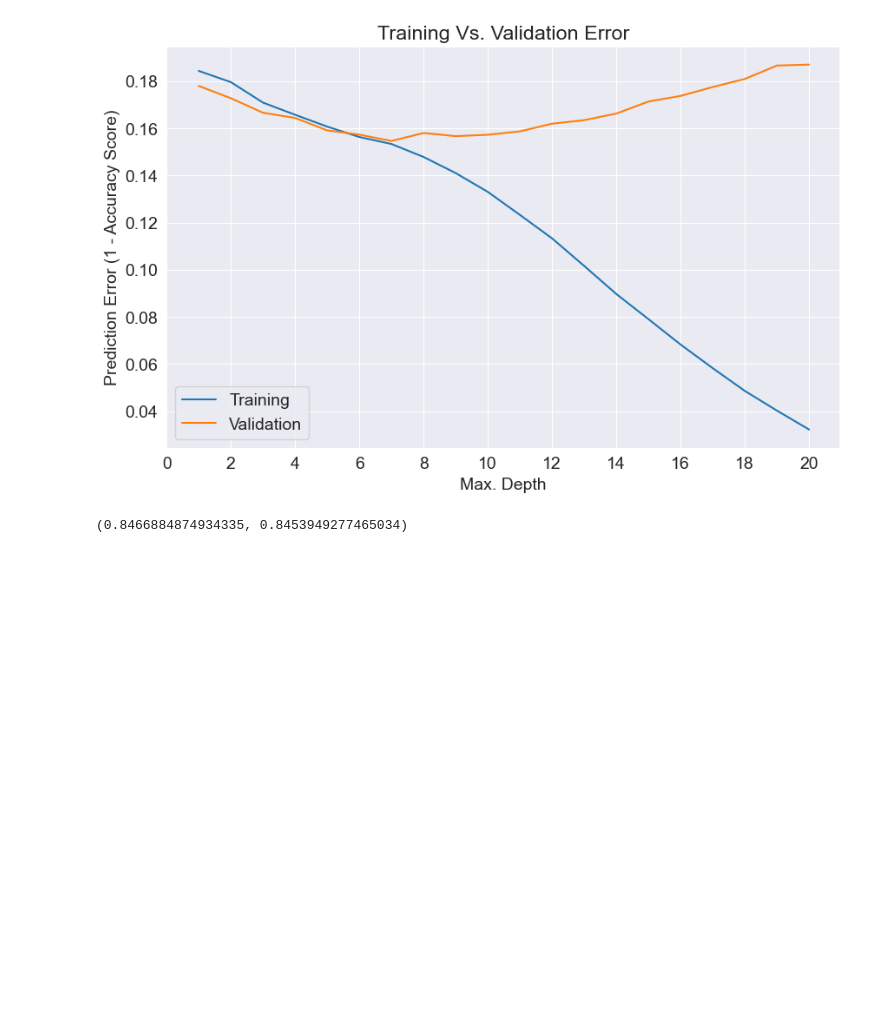
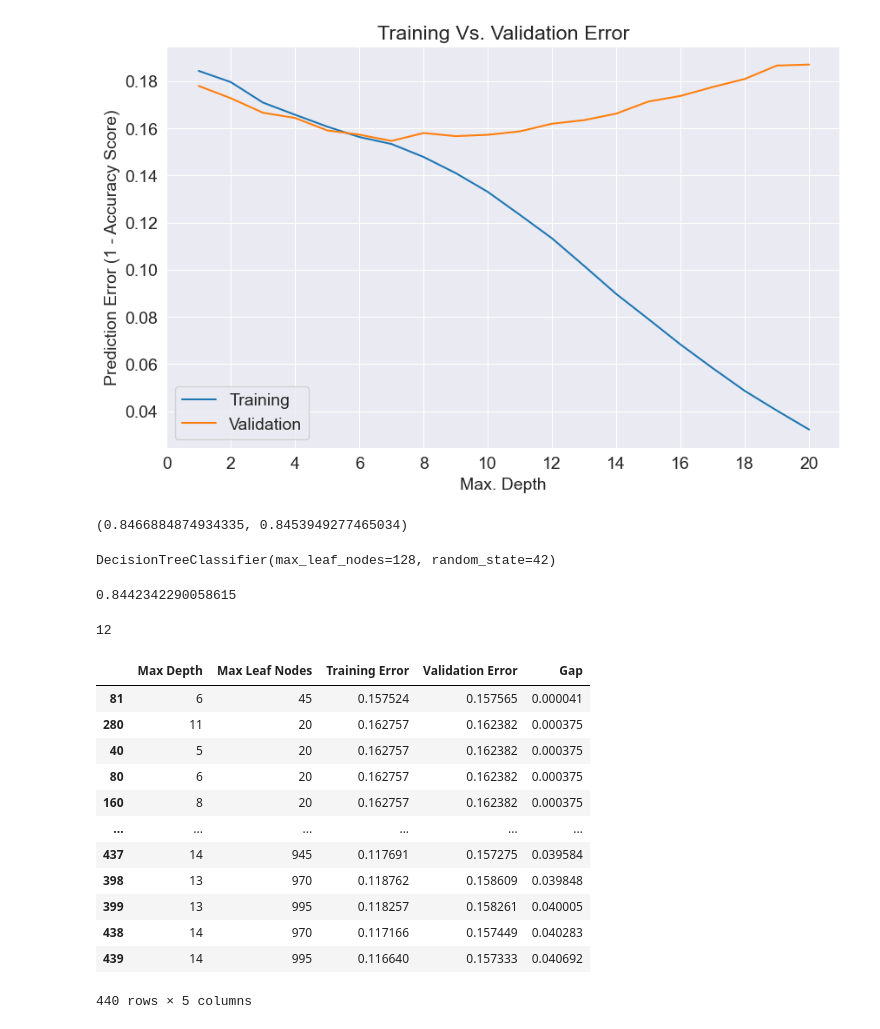
Before and after one commit to AgentXCross/PythonDS-ML, a Jupyter notebook: SciKitLearn/decision_trees_random_forests.ipynb, the cells around one changed output. Cells and saved outputs as stored; diff of their text form; code cells hidden in the pictures; blank space fills up the shorter version.

Commit message:
Tuning with max depth and max leaf nodes

```diff
--- a/SciKitLearn/decision_trees_random_forests.ipynb
+++ b/SciKitLearn/decision_trees_random_forests.ipynb
@@ -575,0 +577,40 @@ model.score(X_train, y_train), model.score(X_valid, y_valid)
+# %%
+model.fit(X_train, y_train)
+# %% [output]
+DecisionTreeClassifier(max_leaf_nodes=128, random_state=42)
+# %%
+model.score(X_valid, y_valid)
+# %% [output]
+0.8442342290058615
+# %%
+model.tree_.max_depth
+# %% [output]
+12
+# %%
+#Find the combination that gives the best validation accuracy
+def max_depth_leaf_node_error(md, mln):
+    model = DecisionTreeClassifier(max_depth = md, max_leaf_nodes= mln, random_state = 42)
+    model.fit(X_train, y_train)
+    train_error = 1 - model.score(X_train, y_train)
+    valid_error = 1 - model.score(X_valid, y_valid)
+    return {'Max Depth': md, 'Max Leaf Nodes': mln, 'Training Error': train_error, 'Validation Error': valid_error}
+# %%
+error_df_2 = pd.DataFrame([max_depth_leaf_node_error(md, mln) for md in range(4, 15) for mln in range(20, 1000, 25)])
+# %%
+error_df_2['Gap'] = abs(error_df_2['Training Error'] - error_df_2['Validation Error'])
+# %%
+error_df_2.sort_values(by = 'Gap', ascending = True)
+# %% [output]
+|  | Max Depth | Max Leaf Nodes | Training Error | Validation Error | Gap |
+| 81 | 6 | 45 | 0.157524 | 0.157565 | 0.000041 |
+| 280 | 11 | 20 | 0.162757 | 0.162382 | 0.000375 |
+| 40 | 5 | 20 | 0.162757 | 0.162382 | 0.000375 |
+| 80 | 6 | 20 | 0.162757 | 0.162382 | 0.000375 |
+| 160 | 8 | 20 | 0.162757 | 0.162382 | 0.000375 |
+| ... | ... | ... | ... | ... | ... |
+| 437 | 14 | 945 | 0.117691 | 0.157275 | 0.039584 |
+| 398 | 13 | 970 | 0.118762 | 0.158609 | 0.039848 |
+| 399 | 13 | 995 | 0.118257 | 0.158261 | 0.040005 |
+| 438 | 14 | 970 | 0.117166 | 0.157449 | 0.040283 |
+| 439 | 14 | 995 | 0.116640 | 0.157333 | 0.040692 |
+440 rows × 5 columns
```
Also changed, not shown: parts of 5 cells of this notebook.
